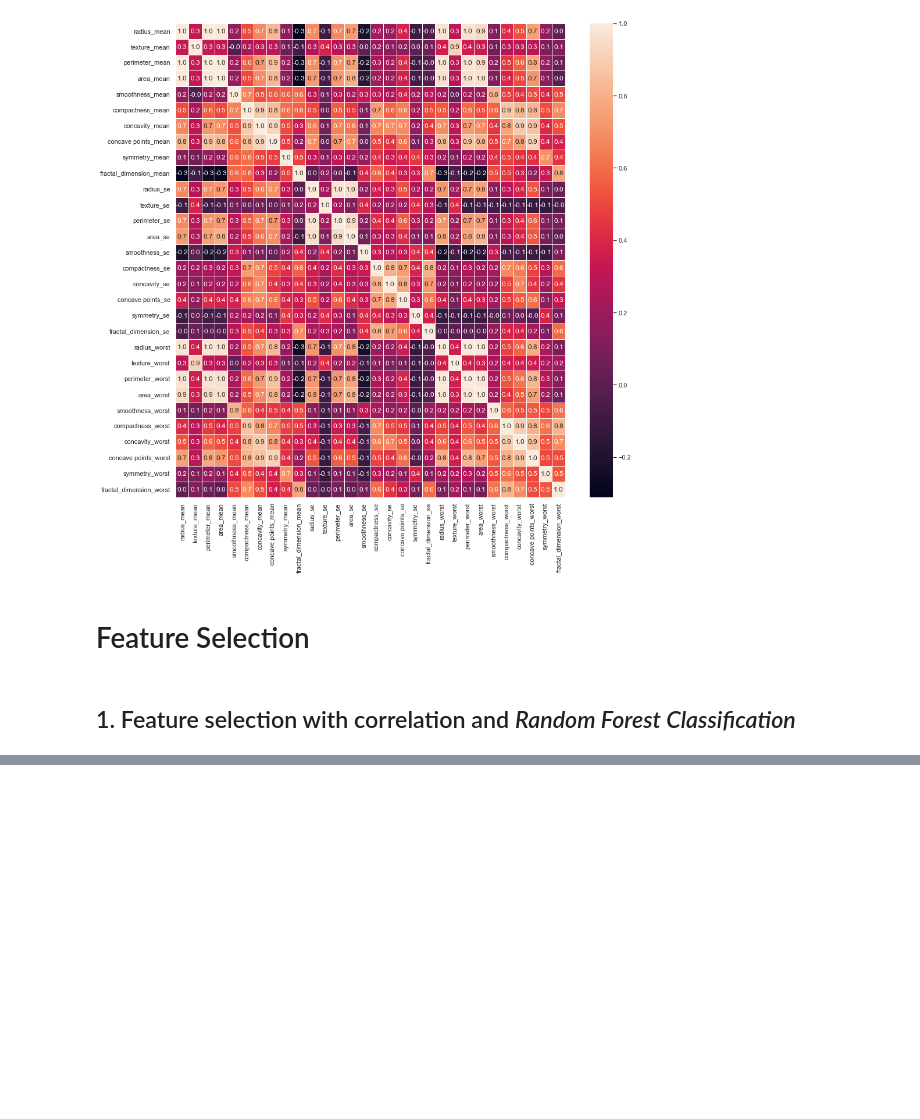
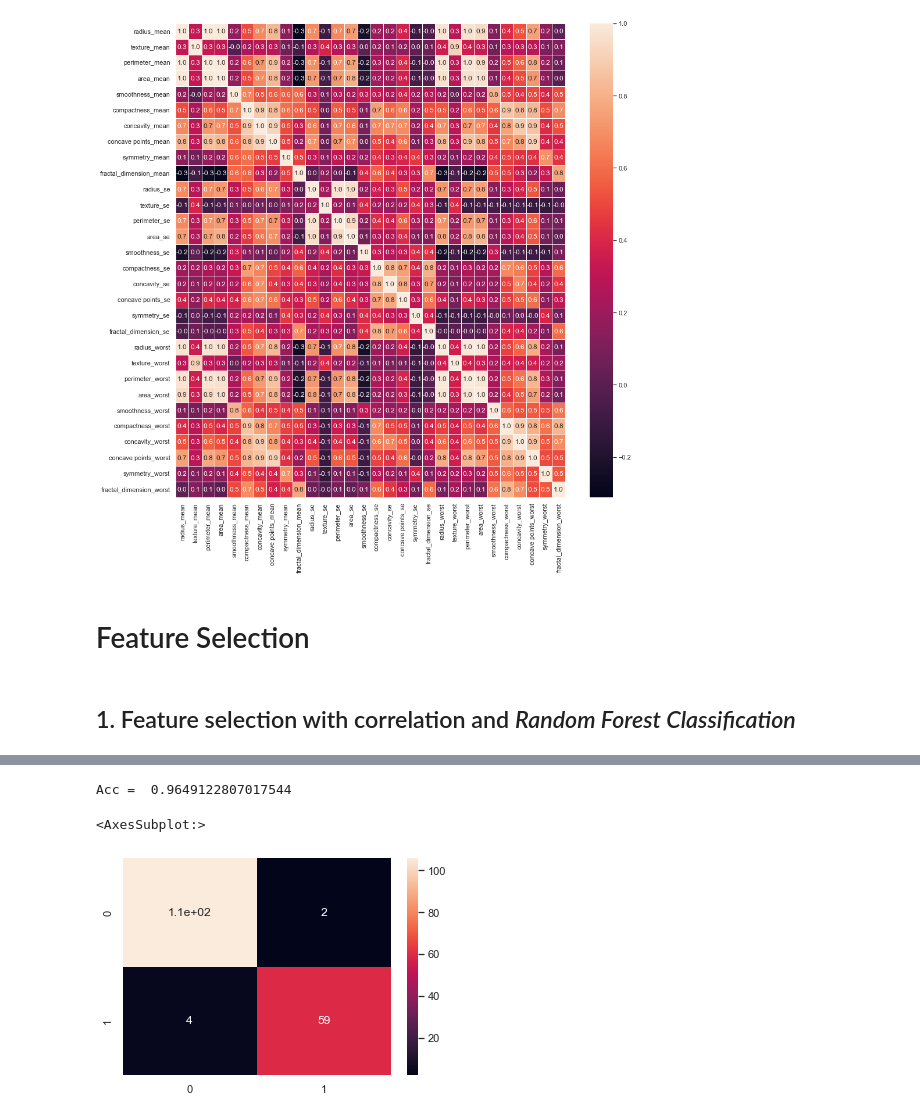
Before and after one commit to estefania-tealdo/breast-cancer-prediction, a Jupyter notebook: breast-cancer-feature-selection.ipynb, the cells around one changed output, grey strips where cells are left out. Cells and saved outputs as stored; diff of their text form; code cells hidden in the pictures; blank space fills up the shorter version.

```diff
--- a/breast-cancer-feature-selection.ipynb
+++ b/breast-cancer-feature-selection.ipynb
@@ -262,0 +296,15 @@ Features like radius_mean, perimeter_mean and area_mean are correlated with each
+# %%
+x_train, x_test, y_train, y_test = train_test_split(x_1,y, test_size = 0.3, random_state=42)
+
+#random fores classifier with n_est = 10 bc default
+rf_model = RandomForestClassifier(random_state=43)
+rf_model.fit(x_train,y_train)
+
+ac = accuracy_score(y_test, rf_model.predict(x_test))
+print('Acc = ', ac)
+cm = confusion_matrix(y_test, rf_model.predict(x_test))
+sns.heatmap(cm, annot=True)
+# %% [output]
+Acc =  0.9649122807017544
+<AxesSubplot:>
+[figure, added]
```
Also changed, not shown: parts of 6 cells of this notebook.
